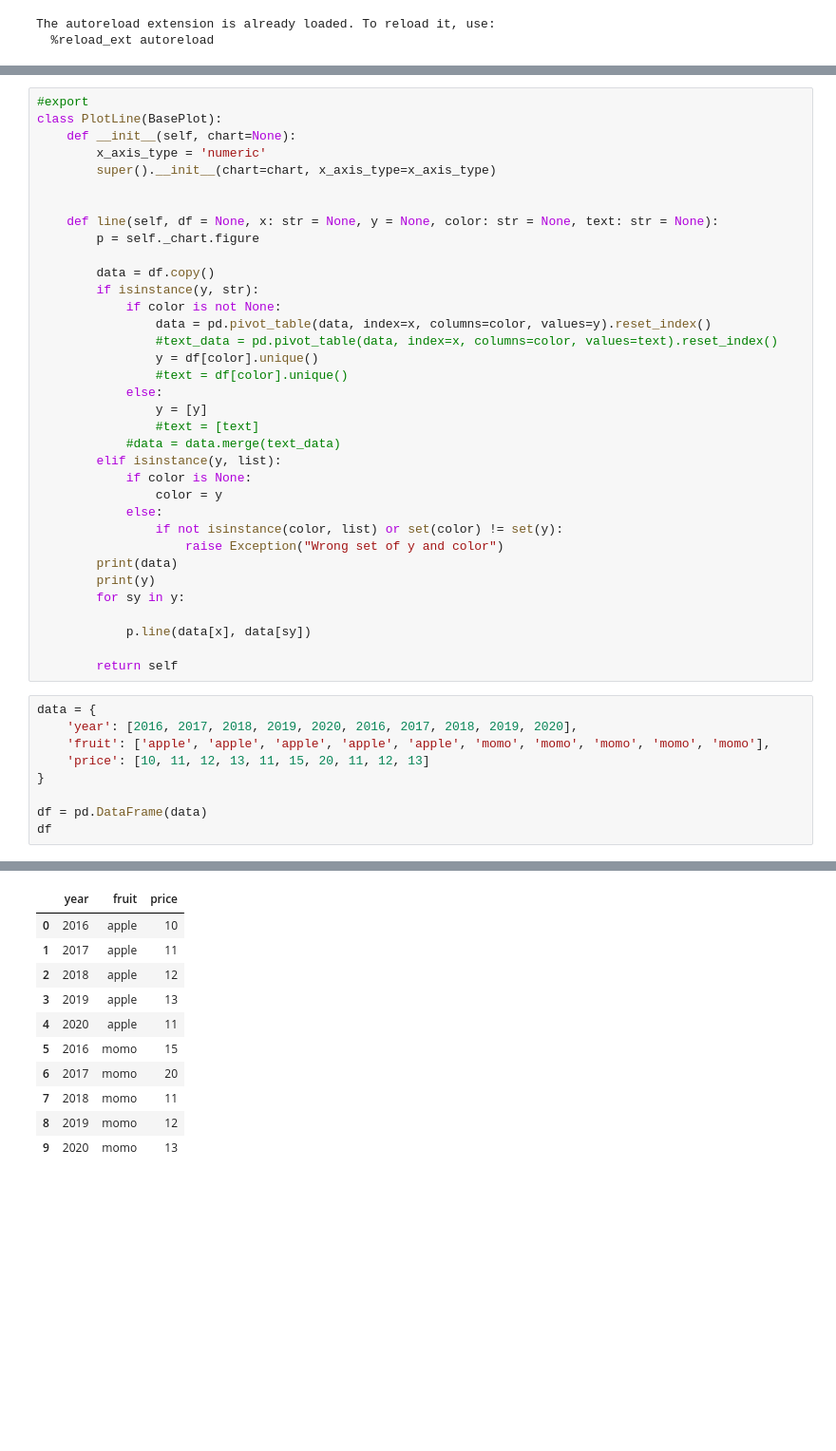
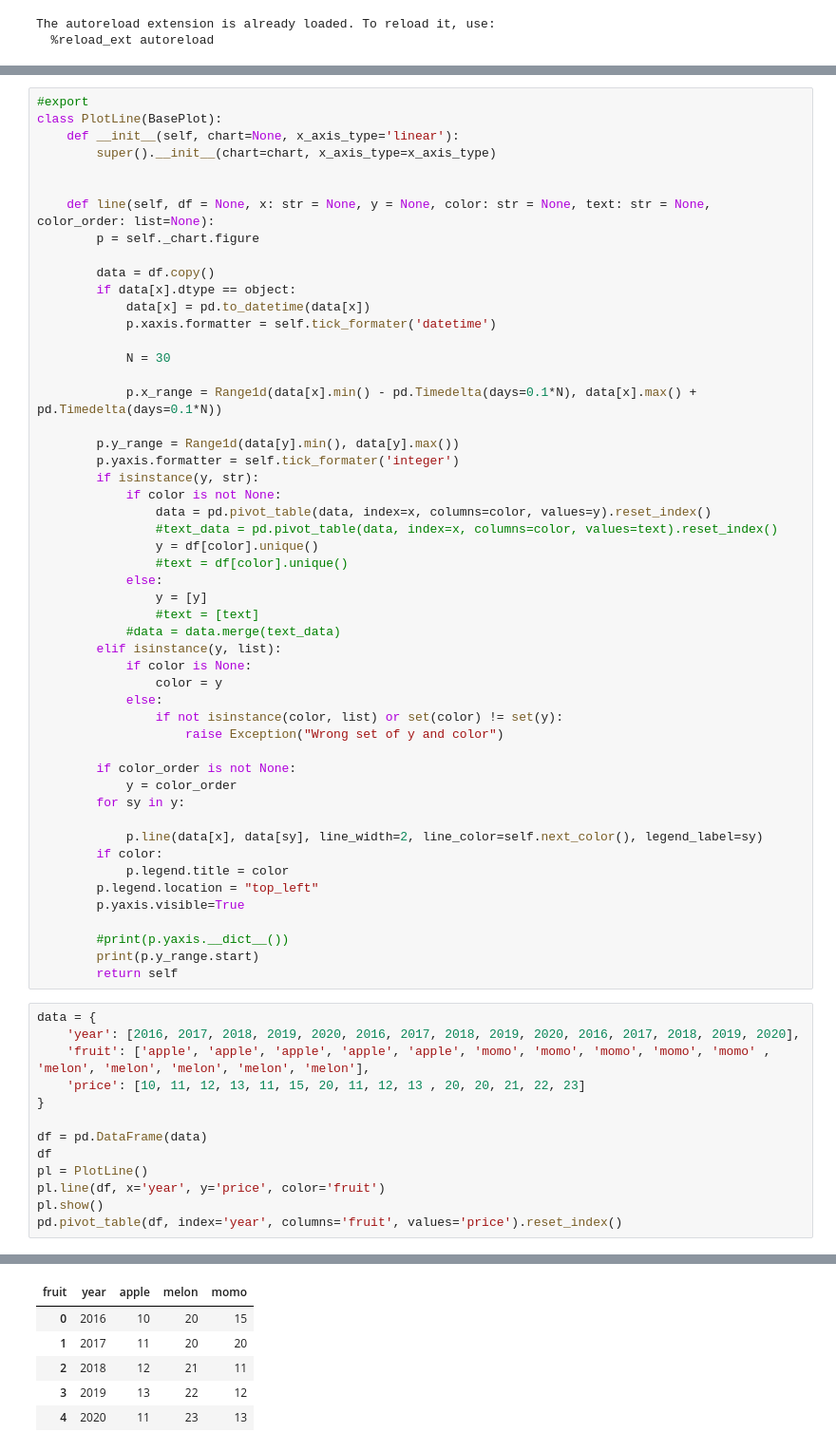
Before and after one commit to hirogen317/chamomile, a Jupyter notebook: notebooks/chart_plot_line.ipynb, the cells around one changed output, grey strips where cells are left out. Shown at 95% size. Saved outputs shown, nothing was run; the diff lists cells and outputs as text; blank space fills up the shorter version.

Commit message:
fix the chart bar/line

```diff
--- a/notebooks/chart_plot_line.ipynb
+++ b/notebooks/chart_plot_line.ipynb
@@ -16,15 +25,24 @@ from bokeh.io import show
 # %%
 #export
 class PlotLine(BasePlot):
-    def __init__(self, chart=None):
-        x_axis_type = 'numeric'
+    def __init__(self, chart=None, x_axis_type='linear'):
         super().__init__(chart=chart, x_axis_type=x_axis_type)
 
 
-    def line(self, df = None, x: str = None, y = None, color: str = None, text: str = None):
+    def line(self, df = None, x: str = None, y = None, color: str = None, text: str = None, color_order: list=None):
         p = self._chart.figure
 
         data = df.copy()
+        if data[x].dtype == object:
+            data[x] = pd.to_datetime(data[x])
+            p.xaxis.formatter = self.tick_formater('datetime')
+
+            N = 30
+
+            p.x_range = Range1d(data[x].min() - pd.Timedelta(days=0.1*N), data[x].max() + pd.Timedelta(days=0.1*N))
+
+        p.y_range = Range1d(data[y].min(), data[y].max())
+        p.yaxis.formatter = self.tick_formater('integer')
         if isinstance(y, str):
             if color is not None:
                 data = pd.pivot_table(data, index=x, columns=color, values=y).reset_index()
@@ -41,20 +59,31 @@ class PlotLine(BasePlot):
             else:
                 if not isinstance(color, list) or set(color) != set(y):
                     raise Exception("Wrong set of y and color")
-        print(data)
-        print(y)
+
+        if color_order is not None:
+            y = color_order
         for sy in y:
 
-            p.line(data[x], data[sy])
+            p.line(data[x], data[sy], line_width=2, line_color=self.next_color(), legend_label=sy)
+        if color:
+            p.legend.title = color
+        p.legend.location = "top_left"
+        p.yaxis.visible=True
 
+        #print(p.yaxis.__dict__())
+        print(p.y_range.start)
         return self
 # %%
 data = {
-    'year': [2016, 2017, 2018, 2019, 2020, 2016, 2017, 2018, 2019, 2020],
-    'fruit': ['apple', 'apple', 'apple', 'apple', 'apple', 'momo', 'momo', 'momo', 'momo', 'momo'],
-    'price': [10, 11, 12, 13, 11, 15, 20, 11, 12, 13]
+    'year': [2016, 2017, 2018, 2019, 2020, 2016, 2017, 2018, 2019, 2020, 2016, 2017, 2018, 2019, 2020],
+    'fruit': ['apple', 'apple', 'apple', 'apple', 'apple', 'momo', 'momo', 'momo', 'momo', 'momo' , 'melon', 'melon', 'melon', 'melon', 'melon'],
+    'price': [10, 11, 12, 13, 11, 15, 20, 11, 12, 13 , 20, 20, 21, 22, 23]
 }
 
 df = pd.DataFrame(data)
 df
+pl = PlotLine()
+pl.line(df, x='year', y='price', color='fruit')
+pl.show()
+pd.pivot_table(df, index='year', columns='fruit', values='price').reset_index()
 # %% [output]
@@ -61,11 +93,6 @@ df
-|  | year | fruit | price |
-| 0 | 2016 | apple | 10 |
-| 1 | 2017 | apple | 11 |
-| 2 | 2018 | apple | 12 |
-| 3 | 2019 | apple | 13 |
-| 4 | 2020 | apple | 11 |
-| 5 | 2016 | momo | 15 |
-| 6 | 2017 | momo | 20 |
-| 7 | 2018 | momo | 11 |
-| 8 | 2019 | momo | 12 |
-| 9 | 2020 | momo | 13 |
+| fruit | year | apple | melon | momo |
+| 0 | 2016 | 10 | 20 | 15 |
+| 1 | 2017 | 11 | 20 | 20 |
+| 2 | 2018 | 12 | 21 | 11 |
+| 3 | 2019 | 13 | 22 | 12 |
+| 4 | 2020 | 11 | 23 | 13 |
```
Also changed, not shown: parts of 10 cells of this notebook, 37 other files.
